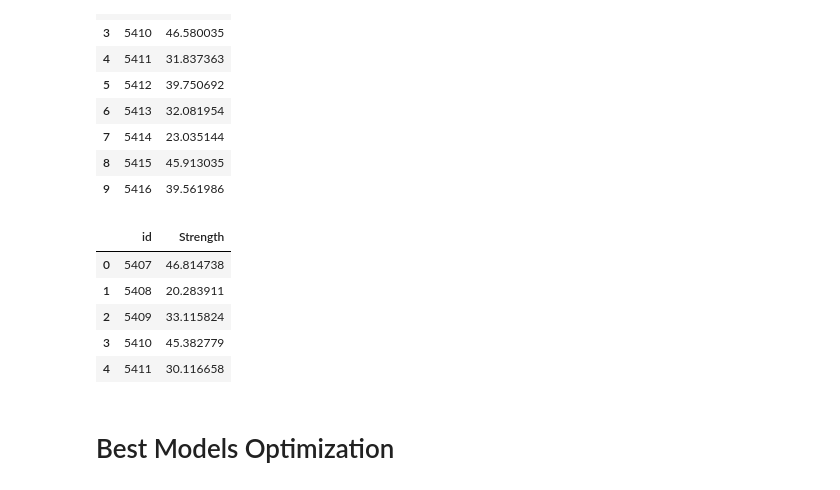
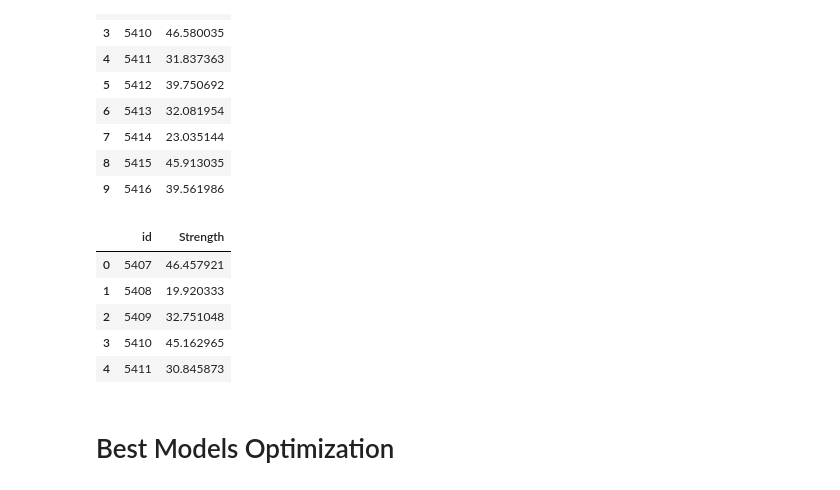
Before and after one commit to Analytics-Data-Science-and-Tech/Analytics_Data_Science, a Jupyter notebook: Tabular-Playground-Series/PS-S3/Ep9/Synthetic_Original.ipynb, the cells around one changed output. Cells and saved outputs as stored; diff of their text form; code cells hidden in the pictures.

```diff
--- a/Tabular-Playground-Series/PS-S3/Ep9/Synthetic_Original.ipynb
+++ b/Tabular-Playground-Series/PS-S3/Ep9/Synthetic_Original.ipynb
@@ -332,13 +355,13 @@ submission.head(10)
 | 8 | 5415 | 45.913035 |
 | 9 | 5416 | 39.561986 |
 # %%
-submission['Strength'] = (cat_pred + xgb_pred + hist_pred + GBR_pred) / 4
+submission['Strength'] = (ridge_pred + cat_pred + xgb_pred + hist_pred + GBR_pred) / 5
 submission.head()
 # %% [output]
 |  | id | Strength |
-| 0 | 5407 | 46.814738 |
-| 1 | 5408 | 20.283911 |
-| 2 | 5409 | 33.115824 |
-| 3 | 5410 | 45.382779 |
-| 4 | 5411 | 30.116658 |
+| 0 | 5407 | 46.457921 |
+| 1 | 5408 | 19.920333 |
+| 2 | 5409 | 32.751048 |
+| 3 | 5410 | 45.162965 |
+| 4 | 5411 | 30.845873 |
 # %%
```
Also changed, not shown: parts of 2 cells of this notebook.
